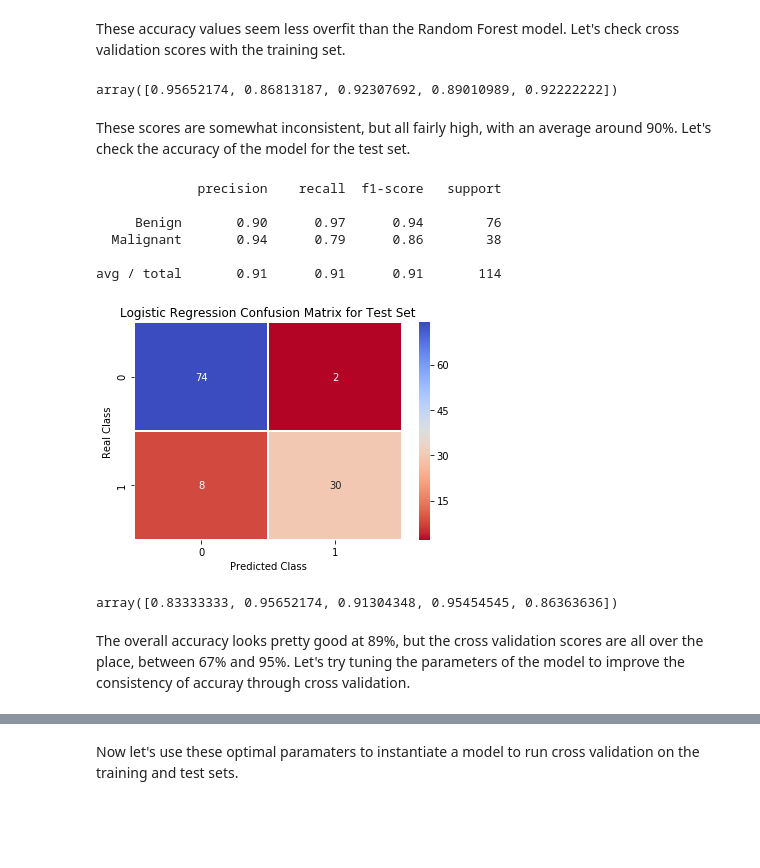
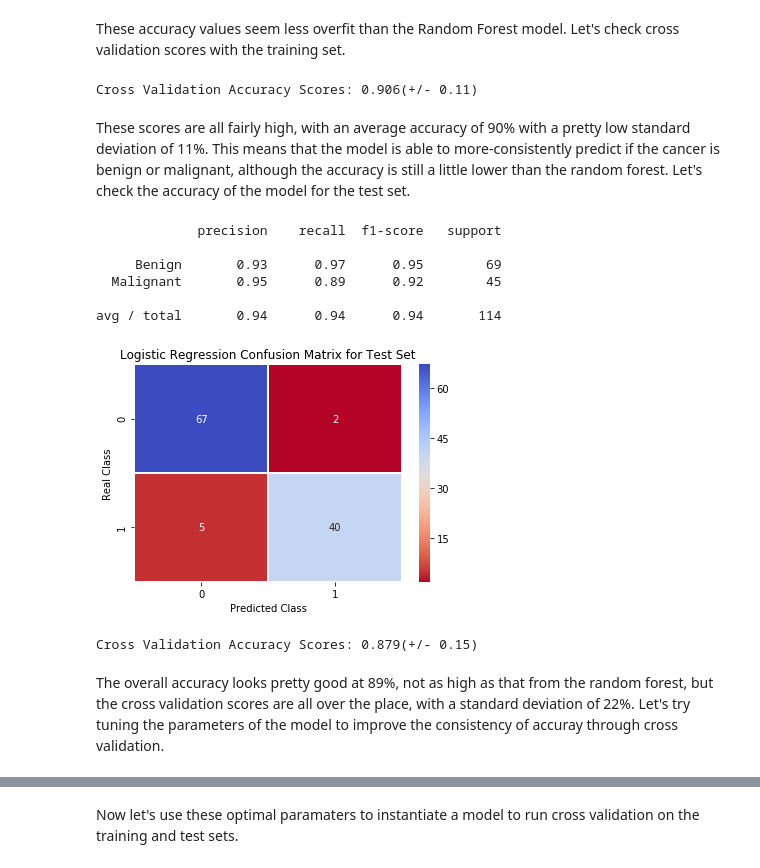
Before and after one commit to ephs08kmp/Thinkful_Challenges, a Jupyter notebook: 3.6.5 Cancer Prediction Challenge.ipynb, the cells around one changed output, grey strips where cells are left out. Saved outputs shown, nothing was run; the diff lists cells and outputs as text; code cells hidden in the pictures; blank space fills up the shorter version.

```diff
--- a/3.6.5 Cancer Prediction Challenge.ipynb
+++ b/3.6.5 Cancer Prediction Challenge.ipynb
@@ -348,42 +357,46 @@ avg / total       0.92      0.92      0.92       455
 # %% [markdown]
 These accuracy values seem less overfit than the Random Forest model.  Let's check cross validation scores with the training set.
-# %%
-cross_val_score(logR, X_train, y_train, cv=5)
-# %% [output]
-array([0.95652174, 0.86813187, 0.92307692, 0.89010989, 0.92222222])
+# %%
+scores_logR = cross_val_score(logR, X_train, y_train, cv=10)
+print('Cross Validation Accuracy Scores: {:.3f}(+/- {:.2f})'.format(scores_logR.mean(),
+                                                                      scores_logR.std()*2))
+# %% [output]
+Cross Validation Accuracy Scores: 0.906(+/- 0.11)
 # %% [markdown]
-These scores are somewhat inconsistent, but all fairly high, with an average around 90%. Let's check the accuracy of the model for the test set.
+These scores are all fairly high, with an average accuracy of 90% with a pretty low standard deviation of 11%.  This means that the model is able to more-consistently predict if the cancer is benign or malignant, although the accuracy is still a little lower than the random forest. Let's check the accuracy of the model for the test set.
 # %%
 #predicting for the test set
 y_pred_logR_test = logR.predict(X_test)
 
 #printing classification report
 print(classification_report(y_test, y_pred_logR_test, target_names=['Benign', 'Malignant']))
 
 #building confusion matrix
 conf_matrix_test_logR = confusion_matrix(y_test, y_pred_logR_test)
 #creating heatmap of confusion matrix
 sns.heatmap(conf_matrix_test_logR,
            cmap='coolwarm_r',
            annot=True,
            linewidths=0.5)
 plt.title('Logistic Regression Confusion Matrix for Test Set')
 plt.xlabel('Predicted Class')
 plt.ylabel('Real Class')
 plt.show()
 
-cross_val_score(logR, X_test, y_test, cv=5)
+scores_logRt = cross_val_score(logR, X_test, y_test, cv=10)
+print('Cross Validation Accuracy Scores: {:.3f}(+/- {:.2f})'.format(scores_logRt.mean(),
+                                                                      scores_logRt.std()*2))
 # %% [output]
              precision    recall  f1-score   support
 
-     Benign       0.90      0.97      0.94        76
-  Malignant       0.94      0.79      0.86        38
+     Benign       0.93      0.97      0.95        69
+  Malignant       0.95      0.89      0.92        45
 
-avg / total       0.91      0.91      0.91       114
+avg / total       0.94      0.94      0.94       114
-[figure, old version]
+[figure, new version]
-array([0.83333333, 0.95652174, 0.91304348, 0.95454545, 0.86363636])
+Cross Validation Accuracy Scores: 0.879(+/- 0.15)
 # %% [markdown]
-The overall accuracy looks pretty good at 89%, but the cross validation scores are all over the place, between 67% and 95%. Let's try tuning the parameters of the model to improve the consistency of accuray through cross validation.
+The overall accuracy looks pretty good at 89%, not as high as that from the random forest, but the cross validation scores are all over the place, with a standard deviation of 22%. Let's try tuning the parameters of the model to improve the consistency of accuray through cross validation.
 # %%
 parameters2 = [{'C':[0.1,1,10,100,500,800], 'solver':['lbfgs'], 'fit_intercept':[True]},
               {'C':[0.1,1,10,100,500,800], 'solver':['newton-cg'], 'fit_intercept':[True]},
```
Also changed, not shown: parts of 21 cells of this notebook.
